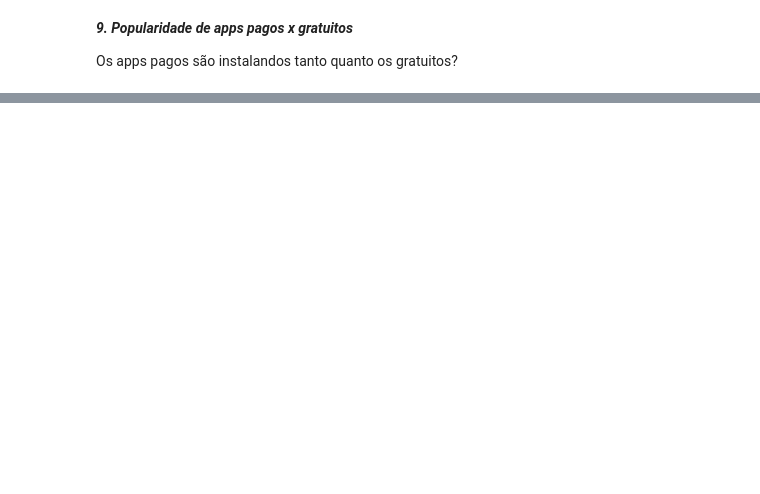
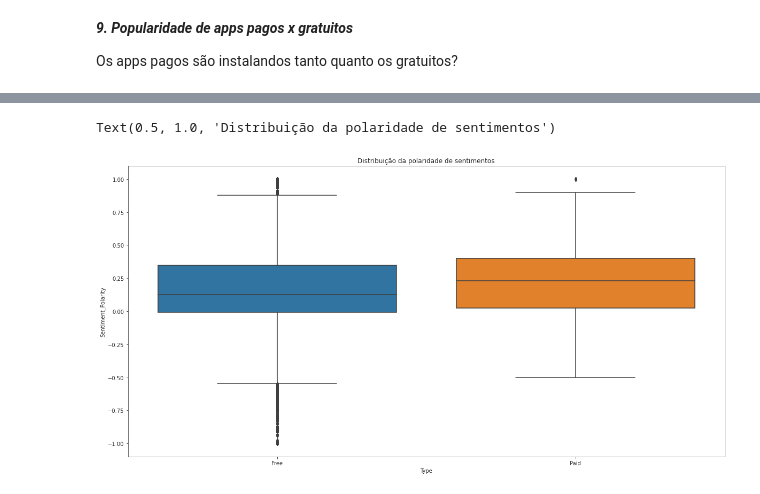
Before and after one commit to NatanXimenes/Analise-dados-GooglePlayStore, a Jupyter notebook: GooglePlayStore.ipynb, the cells around one changed output, grey strips where cells are left out. Cells and saved outputs as stored; diff of their text form; code cells hidden in the pictures; blank space fills up the shorter version.

```diff
--- a/GooglePlayStore.ipynb
+++ b/GooglePlayStore.ipynb
@@ -251,0 +231,4 @@ plotly.offline.iplot({'data': data, 'layout': layout})
+# %%
+reviews = pd.read_csv('/content/drive/MyDrive/GoogleApps dataset/googleplaystore_user_reviews.csv')
+#Join dos dois dataframes apps e reviews
+merged_df = pd.merge(apps, reviews, on = "App")
@@ -251,0 +244,14 @@ plotly.offline.iplot({'data': data, 'layout': layout})
+# %%
+#tratando os valores nulos
+merged_df = merged_df.dropna(subset = ['Sentiment', 'Reviews'])
+# %%
+sns.set_style('ticks')
+fig, ax = plt.subplots()
+fig.set_size_inches(20, 10)
+
+# Análise de sentimentos para apps pagos x gratuitos
+ax = sns.boxplot(x = 'Type', y = 'Sentiment_Polarity', data = merged_df)
+ax.set_title('Distribuição da polaridade de sentimentos')
+# %% [output]
+Text(0.5, 1.0, 'Distribuição da polaridade de sentimentos')
+[figure, added]
```
Also changed, not shown: parts of 10 cells of this notebook.
